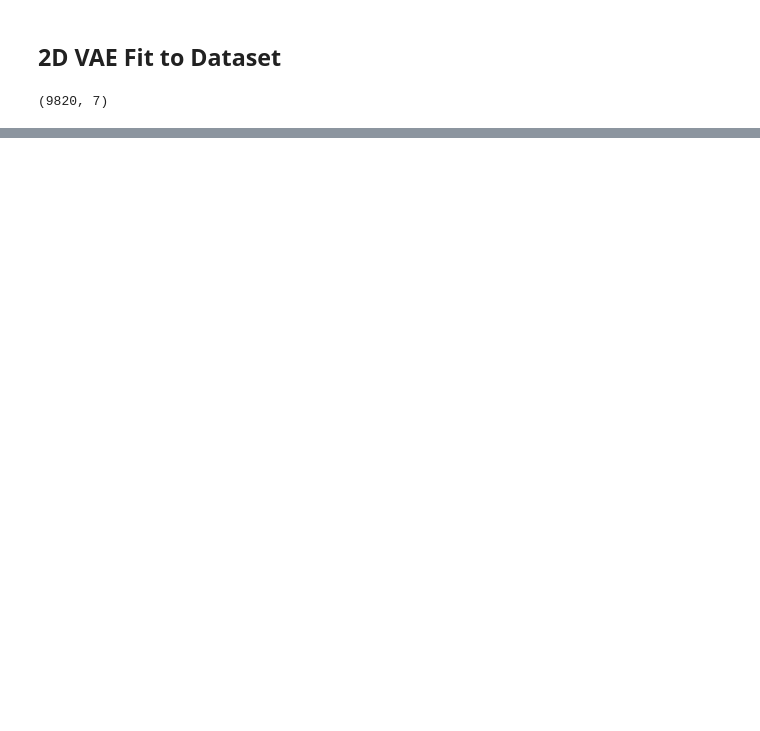
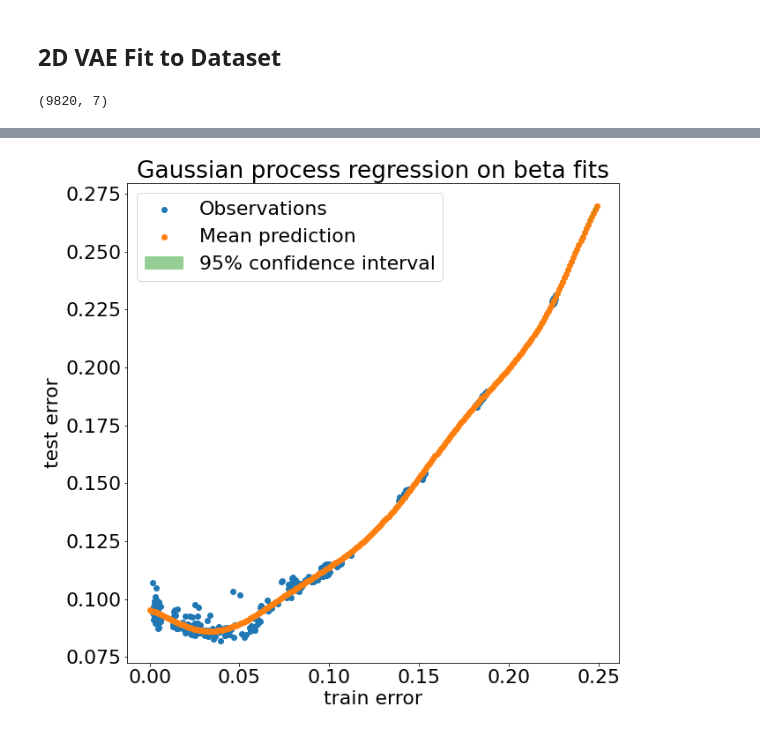
Before and after one commit to travers-rhodes/IROS2022CurvVAE, a Jupyter notebook: notebooks/REVIEW-FEEDBACK FIG4 ALLPOSES 100 Samples.ipynb, the cells around one changed output, grey strips where cells are left out. Drawn from its saved outputs; the diff is of its cells as text; code cells hidden in the pictures; blank space fills up the shorter version.

```diff
--- a/notebooks/REVIEW-FEEDBACK FIG4 ALLPOSES 100 Samples.ipynb
+++ b/notebooks/REVIEW-FEEDBACK FIG4 ALLPOSES 100 Samples.ipynb
@@ -266,7 +248,7 @@ overfitting/allposeslat3_lr5e-05_gamma0.0001_es0.5_beta1e-05_20220716-225255
 # %%
 np.savez(f'justquat_{datetime.datetime.now().strftime("%Y%m%d-%H%M%S")}', all_models=all_models,all_traintesterrors=all_traintesterrors)
 # %%
-dat = np.load("justquat_20220716-174754.npz")
+dat = np.load("justquat_20220718-072431.npz")
 all_models = dat["all_models"]
 all_traintesterrors = dat["all_traintesterrors"]
 # %%
@@ -287,0 +393,4 @@ all_models
+# %%
+xplotvals =
+mean_prediction, std_prediction = gaussian_process.predict(xplotvals, return_std=True)
+print(mean_prediction.shape, std_prediction.shape)
@@ -288 +419,19 @@ all_models
+# %%
+
+plt.figure(figsize=(10,10))
+plt.scatter(finalfitdataset_beta[:,0], finalfitdataset_beta[:,1], label="Observations")
+plt.scatter(xplotvals, mean_prediction, label="Mean prediction")
+plt.fill_between(
+    xplotvals.flatten(),
+    (mean_prediction.flatten() - 1.96 * std_prediction.flatten()).flatten(),
+    (mean_prediction.flatten() + 1.96 * std_prediction.flatten()).flatten(),
+    alpha=0.5,
+    label=r"95% confidence interval",
+)
+plt.legend()
+plt.xlabel("train error")
+plt.ylabel("test error")
+_ = plt.title("Gaussian process regression on beta fits")
+# %% [output]
+[figure, added]
 # %%
```
Also changed, not shown: parts of 18 cells of this notebook, 8 other files.
